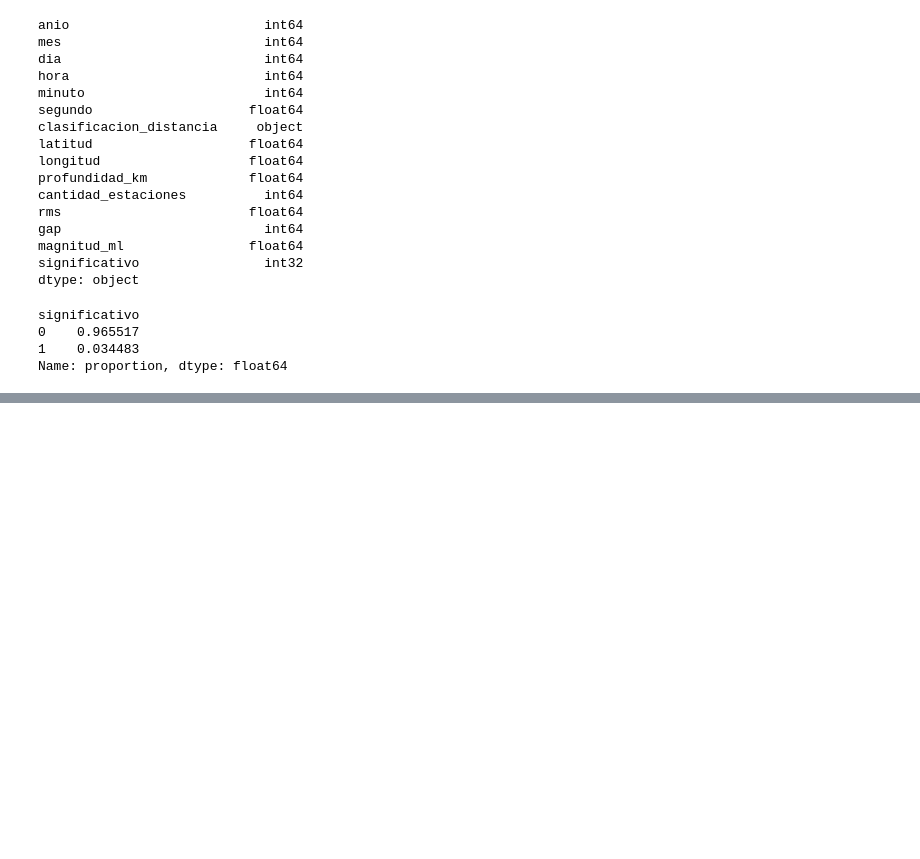
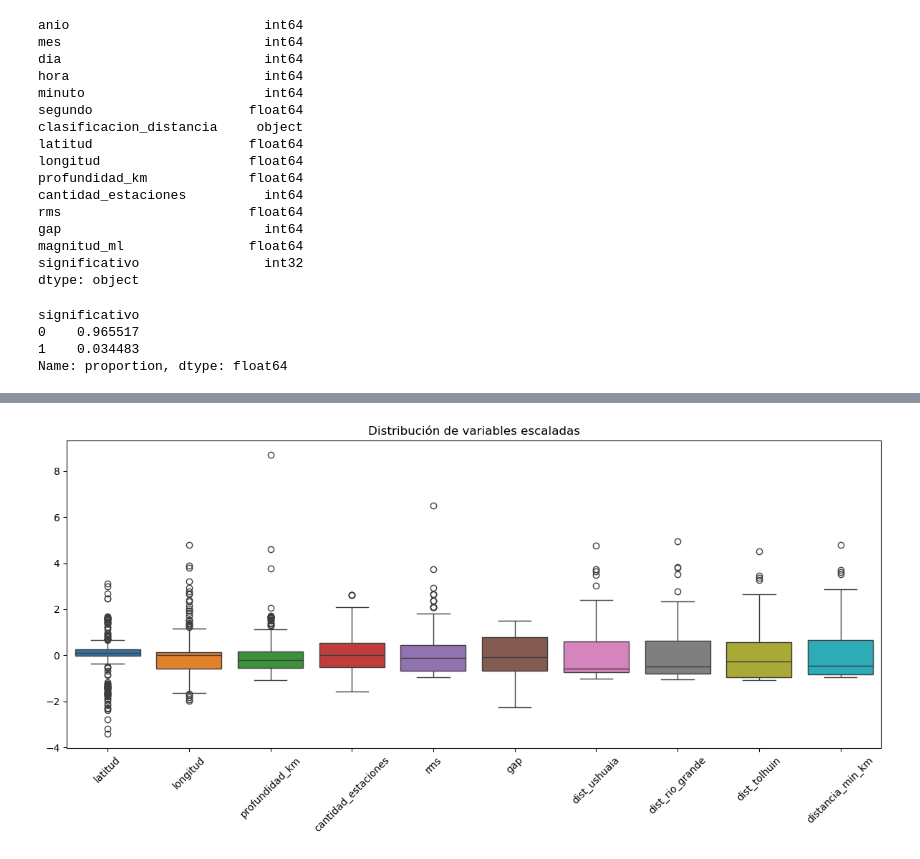
Before and after one commit to Valeria-s-v/sismos-tdf-clasificacion-ML, a Jupyter notebook: notebooks/clasificacion_sismos.ipynb, the cells around one changed output, grey strips where cells are left out. Drawn from its saved outputs; the diff is of its cells as text; code cells hidden in the pictures; blank space fills up the shorter version.

```diff
--- a/notebooks/clasificacion_sismos.ipynb
+++ b/notebooks/clasificacion_sismos.ipynb
@@ -413,0 +283,21 @@ df_pred.to_csv("data/processed/sismos_con_predicciones.csv", index=False)
+# %%
+# Variables útiles para modelado
+features = [
+    'latitud', 'longitud', 'profundidad_km',
+    'cantidad_estaciones', 'rms', 'gap',
+    'dist_ushuaia', 'dist_rio_grande', 'dist_tolhuin', 'distancia_min_km'
+]
+
+# Escalar solo estas
+from sklearn.preprocessing import StandardScaler
+X = df_prepro[features]
+y = df_prepro['significativo']
+
+scaler = StandardScaler()
+X_scaled = scaler.fit_transform(X)
+# %%
+# Convertimos X_scaled a DataFrame para verlo
+X_scaled_df = pd.DataFrame(X_scaled, columns=features)
+
+# Estadísticas resumen después del escalado
+X_scaled_df.describe()
@@ -413,0 +314,10 @@ df_pred.to_csv("data/processed/sismos_con_predicciones.csv", index=False)
+# %%
+# Boxplot para visualizar la distribución estadísticas de las variables
+plt.figure(figsize=(12, 6))
+sns.boxplot(data=X_scaled_df)
+plt.xticks(rotation=45)
+plt.title("Distribución de variables escaladas")
+plt.tight_layout()
+plt.show()
+# %% [output]
+[figure, added]
```
Also changed, not shown: parts of 57 cells of this notebook, 2 other files.
